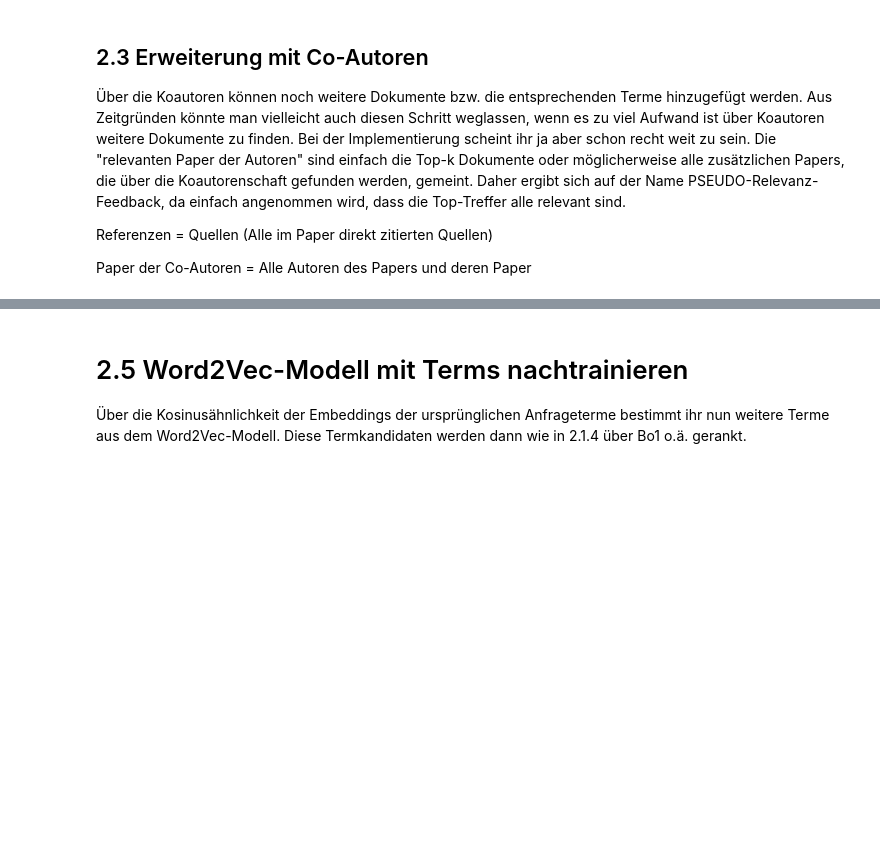
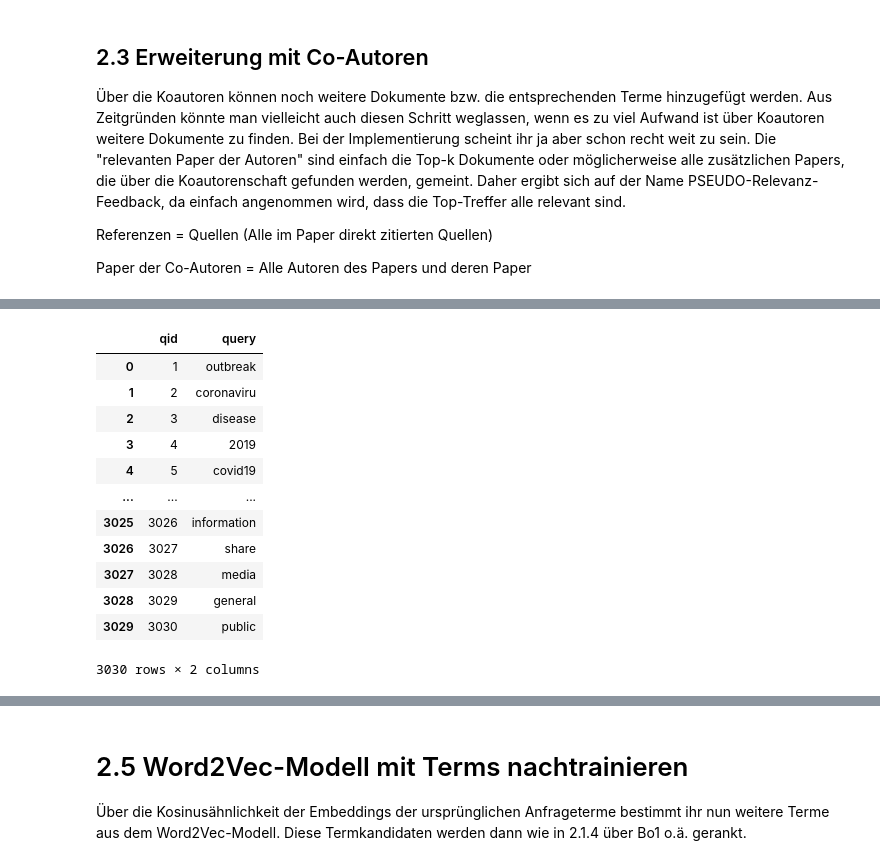
Before and after one commit to Trojan13/packgaabwir2022, a Jupyter notebook: approach.ipynb, the cells around one changed output, grey strips where cells are left out. Saved outputs shown, nothing was run; the diff lists cells and outputs as text; code cells hidden in the pictures; blank space fills up the shorter version.

```diff
--- a/approach.ipynb
+++ b/approach.ipynb
@@ -319,6 +327,0 @@ tokens_df
-# %%
-
-for i in range(top_k_amount):
-  title_queries.iloc[i].query = tokens_df.iloc[i].query
-title_queries = title_queries.iloc[:top_k_amount]
-# LÄCHERLICH DAS DAS KLAPPT!
@@ -463,0 +480,16 @@ Ergebnis: Potentielle Kandidaten für eine Termwerweiterung
+# %%
+title_queries
+# %% [output]
+|  | qid | query |
+| 0 | 1 | outbreak |
+| 1 | 2 | coronaviru |
+| 2 | 3 | disease |
+| 3 | 4 | 2019 |
+| 4 | 5 | covid19 |
+| ... | ... | ... |
+| 3025 | 3026 | information |
+| 3026 | 3027 | share |
+| 3027 | 3028 | media |
+| 3028 | 3029 | general |
+| 3029 | 3030 | public |
+3030 rows × 2 columns
```
Also changed, not shown: parts of 20 cells of this notebook, 3 other files.
